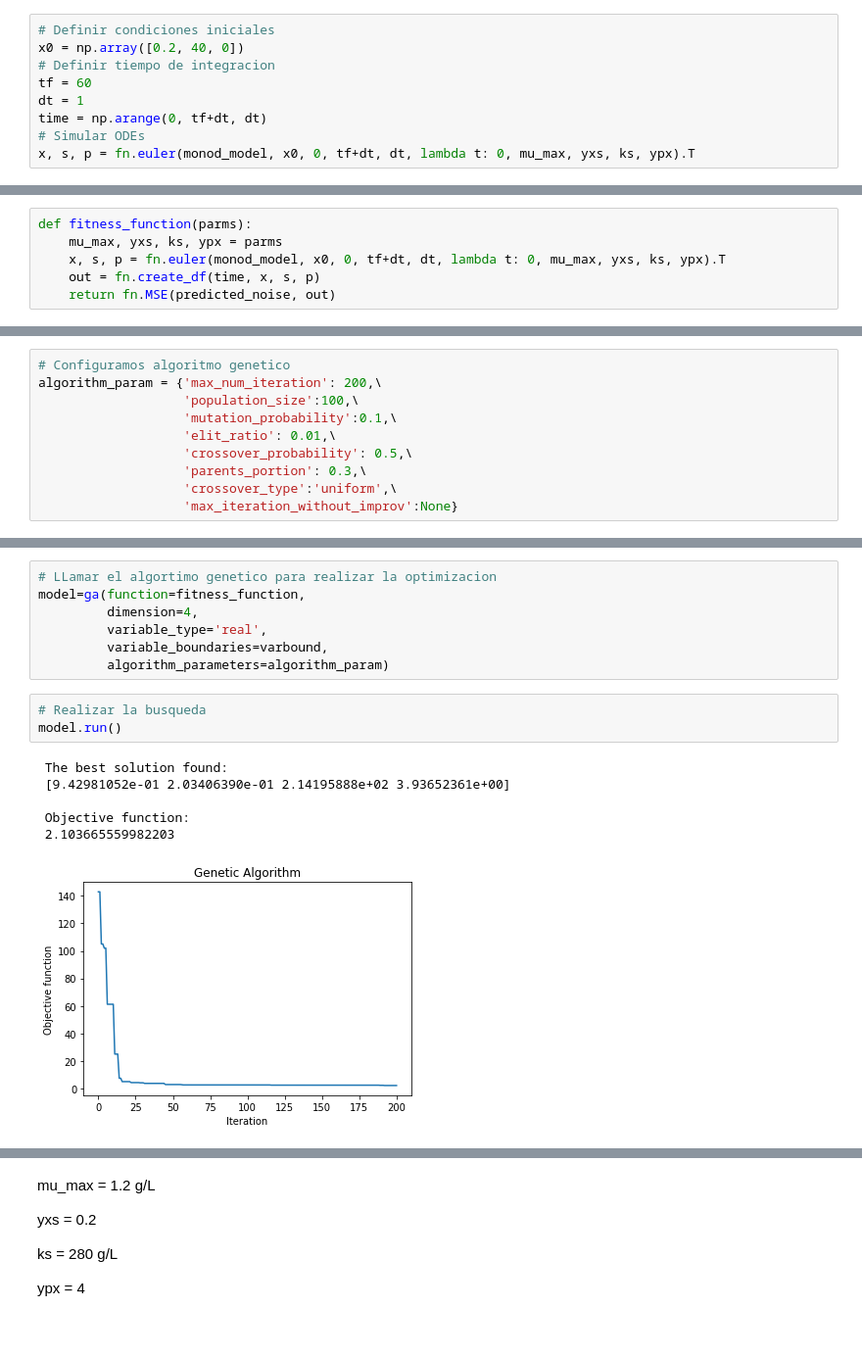
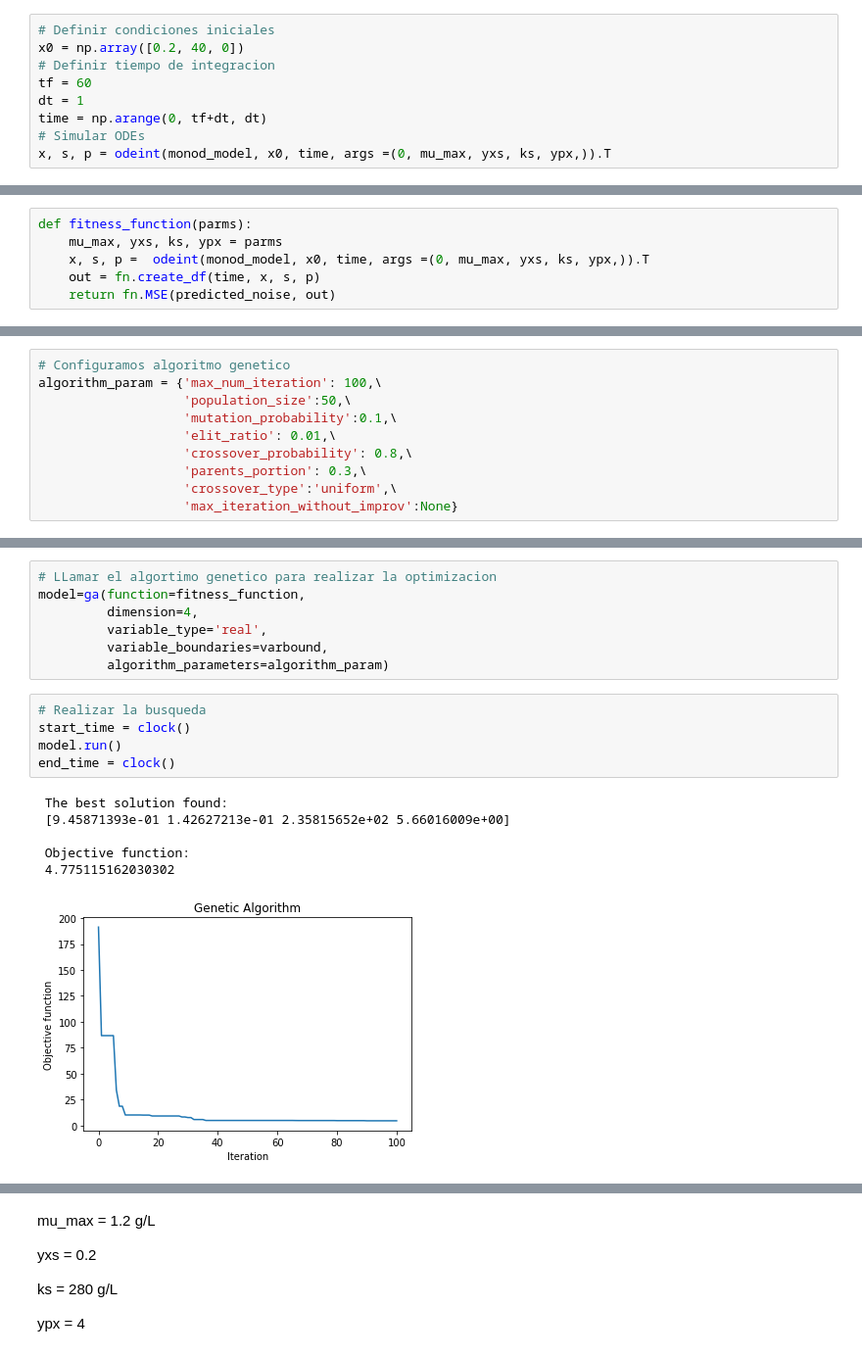
Before and after one commit to juanmggb/maestria, a Jupyter notebook: parameter_estimation/parameter_estimation.ipynb, the cells around one changed output, grey strips where cells are left out. Shown at 98% size. Cells and saved outputs as stored; diff of their text form.

```diff
--- a/parameter_estimation/parameter_estimation.ipynb
+++ b/parameter_estimation/parameter_estimation.ipynb
@@ -76,7 +59,7 @@ tf = 60
 dt = 1
 time = np.arange(0, tf+dt, dt)
 # Simular ODEs
-x, s, p = fn.euler(monod_model, x0, 0, tf+dt, dt, lambda t: 0, mu_max, yxs, ks, ypx).T
+x, s, p = odeint(monod_model, x0, time, args =(0, mu_max, yxs, ks, ypx,)).T
 # %%
 fn.final_conc(x, s, p)
 # %% [output]
@@ -104,7 +99,7 @@ fn.plot_data(predicted_noise)
 # %%
 def fitness_function(parms):
     mu_max, yxs, ks, ypx = parms
-    x, s, p = fn.euler(monod_model, x0, 0, tf+dt, dt, lambda t: 0, mu_max, yxs, ks, ypx).T
+    x, s, p =  odeint(monod_model, x0, time, args =(0, mu_max, yxs, ks, ypx,)).T
     out = fn.create_df(time, x, s, p)
     return fn.MSE(predicted_noise, out)
 # %%
@@ -114,10 +109,10 @@ fitness_function([mu_max, yxs, ks, ypx])
 # %%
 # Configuramos algoritmo genetico
-algorithm_param = {'max_num_iteration': 200,\
-                   'population_size':100,\
+algorithm_param = {'max_num_iteration': 100,\
+                   'population_size':50,\
                    'mutation_probability':0.1,\
                    'elit_ratio': 0.01,\
-                   'crossover_probability': 0.5,\
+                   'crossover_probability': 0.8,\
                    'parents_portion': 0.3,\
                    'crossover_type':'uniform',\
                    'max_iteration_without_improv':None}
@@ -138,11 +133,13 @@ model=ga(function=fitness_function,
          algorithm_parameters=algorithm_param)
 # %%
 # Realizar la busqueda
+start_time = clock()
 model.run()
+end_time = clock()
 # %% [output]
  The best solution found:
- [9.42981052e-01 2.03406390e-01 2.14195888e+02 3.93652361e+00]
+ [9.45871393e-01 1.42627213e-01 2.35815652e+02 5.66016009e+00]
 
  Objective function:
- 2.103665559982203
+ 4.775115162030302
-[figure, old version]
+[figure, new version]
```
Also changed, not shown: parts of 14 cells of this notebook.
